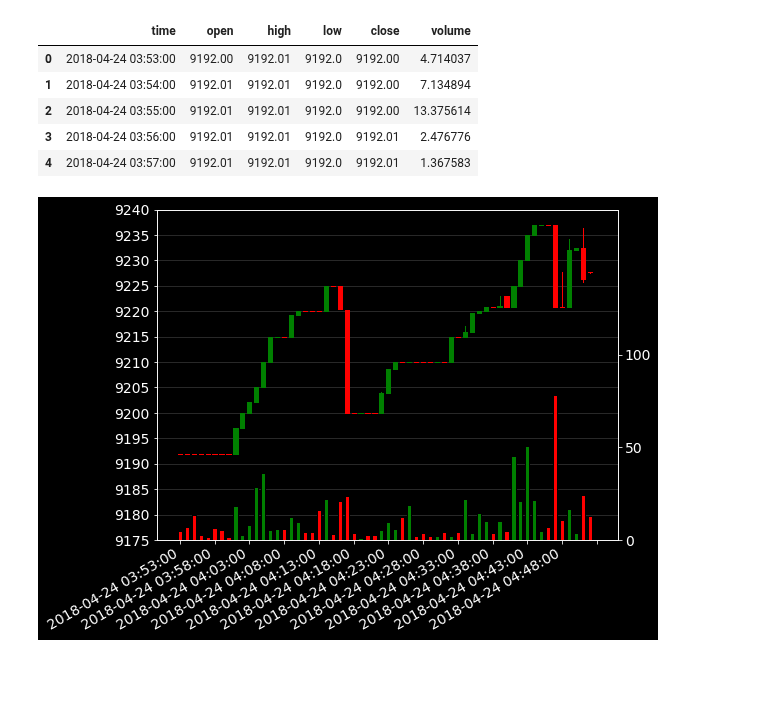
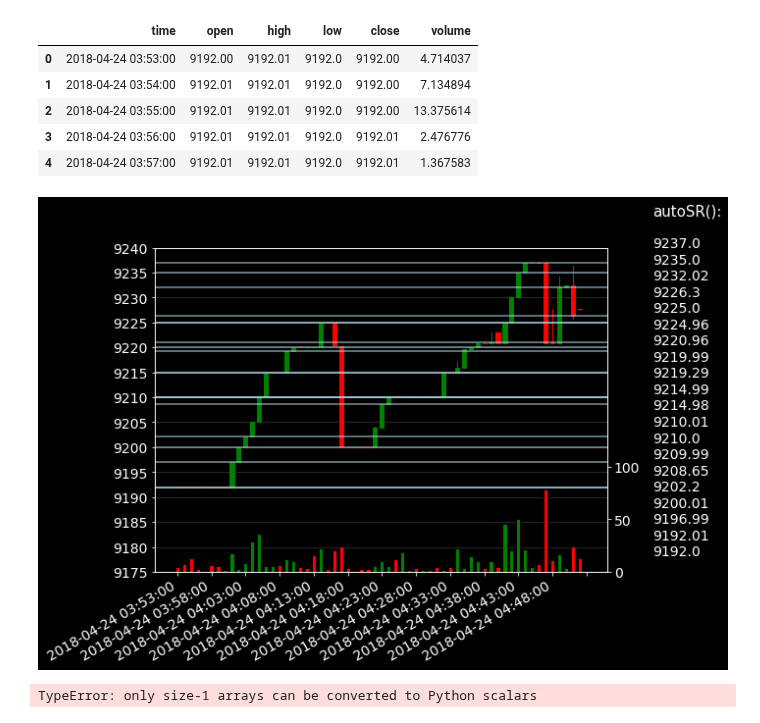
Before and after one commit to timothyyu/gdax-orderbook-ml, a Jupyter notebook: 9_data_pipeline_development.ipynb, the cells around one changed output. Saved outputs shown, nothing was run; the diff lists cells and outputs as text; code cells hidden in the pictures; blank space fills up the shorter version.

Commit message:
autoSR() working on modified mpl_fin chart - colors are awful

```diff
--- a/9_data_pipeline_development.ipynb
+++ b/9_data_pipeline_development.ipynb
@@ -696,37 +696,58 @@ def mydate(x,pos):
 
 xdate = [i for i in  chart_1h_df['time']]
 ax.xaxis.set_major_locator(ticker.MaxNLocator(nbins=16,prune=None))
 ax.xaxis.set_major_formatter(ticker.FuncFormatter(mydate))
 #xdate = [datetime.datetime.fromtimestamp(i) for i in chart_1h_df['time']]
 #ax.xaxis.set_major_formatter(ticker.FuncFormatter(mydate))
 #ax.xaxis.set_major_locator(ticker.MaxNLocator(16,prune=None))
 
 #ax.set_xticklabels(chart_1h_df['time'] ,rotation=30,ha="right")
 #ax.xaxis.set_major_formatter(mdates.DateFormatter('%H:%M'))
 #ax.xaxis.set_major_locator(ticker.MaxNLocator(12))
 
 ax.yaxis.set_major_locator(ticker.MultipleLocator(base=5.0))
 #ax.yaxis.set_major_locator(ticker.MaxNLocator(nbins='auto',steps=[1,5],symmetric=False))
 ax.set_yticks(ax.get_yticks()[::1])
 
 # Plot the volume overlay
 #vc=volume_overlay(ax2, chart_1h_df['open'], chart_1h_df['close'],chart_1h_df['volume'],colorup='g',width=0.6, alpha=1.0)
 #ax2.add_collection(vc)
 volume_overlay(ax2, chart_1h_df['open'], chart_1h_df['close'],chart_1h_df['volume'],colorup='g',width=0.6, alpha=1)
 
 ax2.set_yticks(ax2.get_yticks())
-ax2.set_ylim(0,max(chart_1h_df['volume']+100))
+ax2.set_ylim(0,max(chart_1h_df['volume']+230))
 ax.grid(axis='y',alpha=0.2)
+
 ax.set_axisbelow(True)
 plt.style.use('dark_background')
 fig.tight_layout()
 fig.autofmt_xdate()
 
+plt.plot(autoSR(chart_1h_df))
+# call autoSR() to autogenerate support and resistance levels from chart data
+ml_results_modified = autoSR(chart_1h_df)
+ml_results_modified = ml_results_modified[::-1]
+for k in ml_results_modified:
+    # Plot each S/R level as horizontal line on chart
+    ax.axhline(y=k,color='lightblue',alpha=0.7)
+
+ax.text(1.1, 1.1, 'autoSR():', transform=ax.transAxes, fontsize=15)
+props = dict(boxstyle='round', facecolor='lightblue', alpha=0.5)
+#ax.text(1.15, 0.9, ml_results_modified, transform=ax.transAxes, fontsize=15,
+        #verticalalignment='top', bbox=props)
+i=0
+for item in ml_results_modified:
+    ax.text(1.1, 1.0-i, item, transform=ax.transAxes, fontsize=14)
+    i =i+0.05
 plt.show()
 # %% [output]
-[figure, old version]
+[figure, new version]
 # %%
 chart_1h_df.head()
+# %%
+float(ml_results_modified)
+# %% [output]
+TypeError: only size-1 arrays can be converted to Python scalars
 # %%
 #from matplotlib.finance import date2num
 #chart_1h_df['time'].values
```
